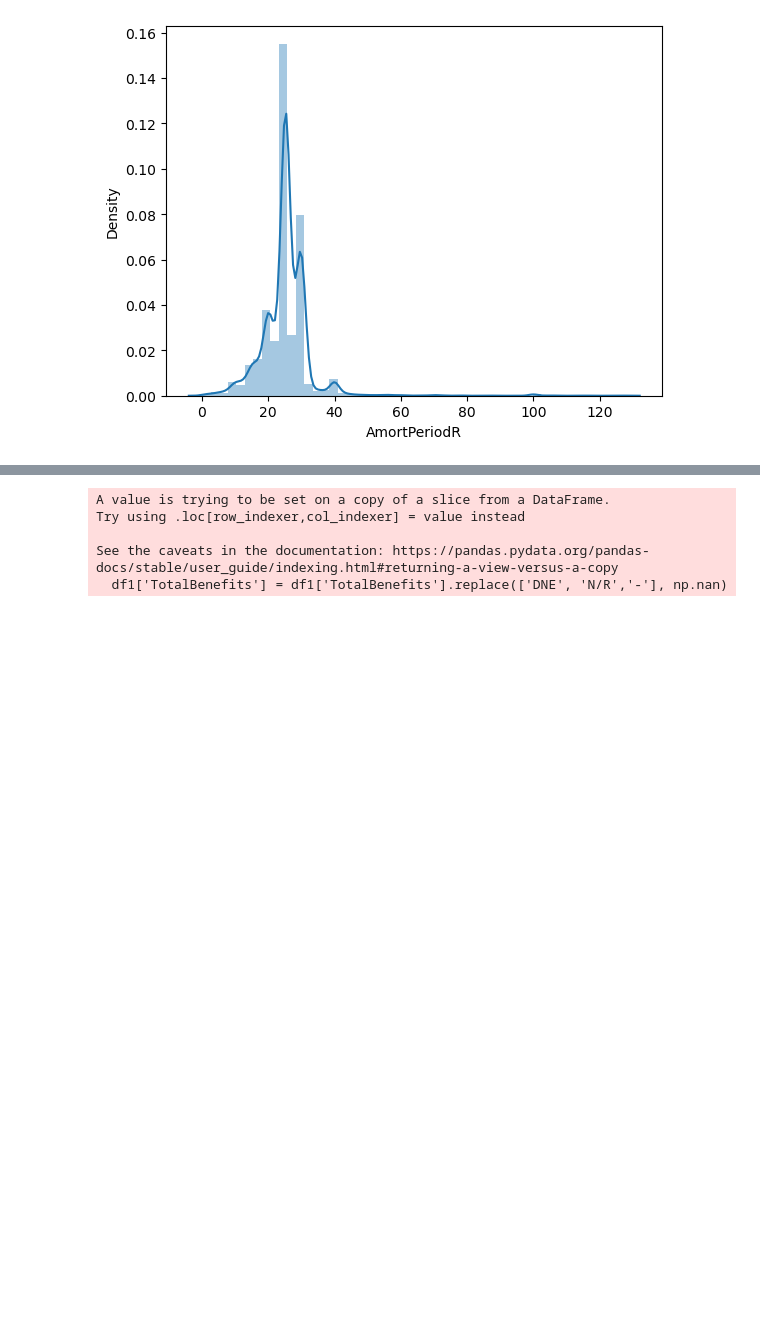
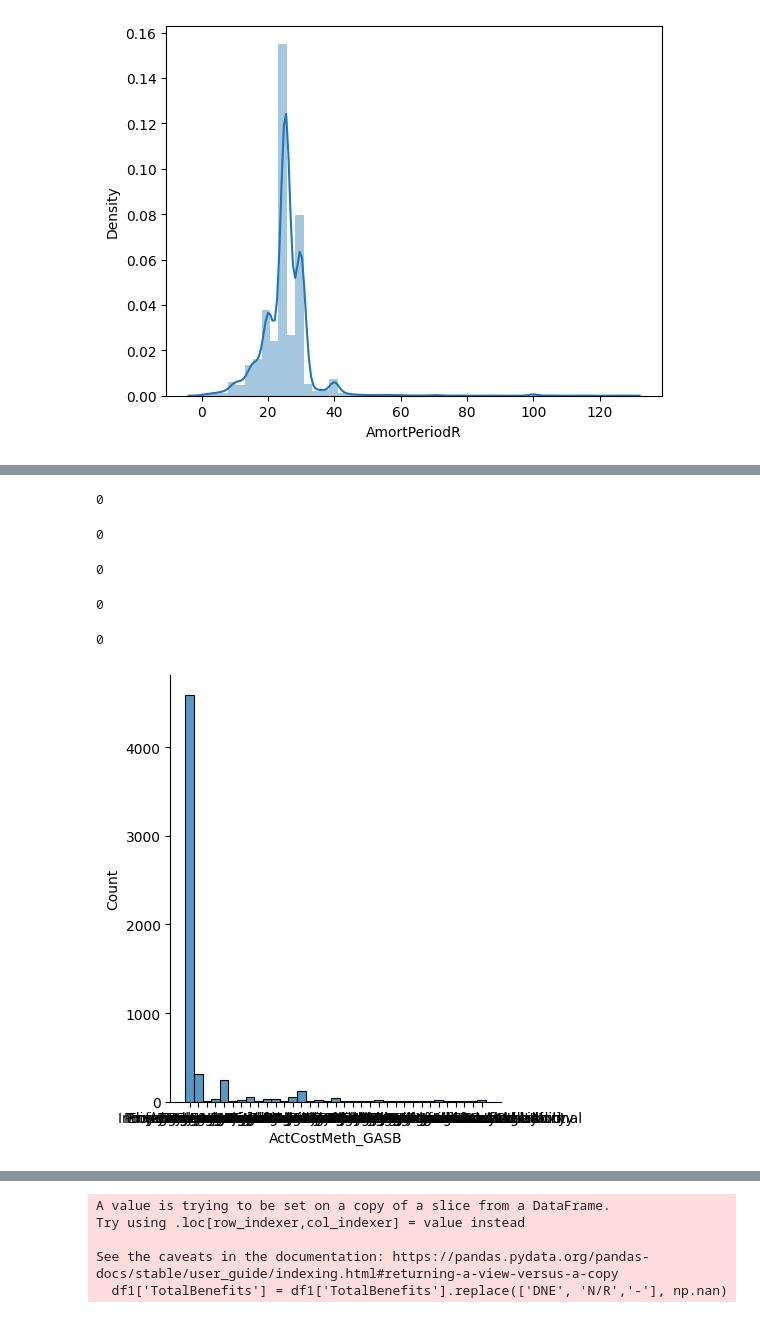
Before and after one commit to saeel-g/EquableInsights_DBFinance, a Jupyter notebook: regression.ipynb, the cells around one changed output, grey strips where cells are left out. Saved outputs shown, nothing was run; the diff lists cells and outputs as text; code cells hidden in the pictures; blank space fills up the shorter version.

```diff
--- a/regression.ipynb
+++ b/regression.ipynb
@@ -919,0 +1006,9 @@ https://gist.github.com/mwaskom/de44147ed2974457ad6372750bbe5751
+# %%
+df['RetirementBenefits']=df['RetirementBenefits'].replace(["DNE","N/R","#DIV/0!",'#VALUE!'],np.nan)
+df['RetirementBenefits']= pd.to_numeric(df['RetirementBenefits'], errors='coerce')
+
+df['RetirementBenefits']=df['RetirementBenefits'].interpolate()
+df['RetirementBenefits'].isnull().sum()
+# df['RetirementBenefits'].value_counts().sort_index()
+# %% [output]
+0
@@ -919,0 +1017,10 @@ https://gist.github.com/mwaskom/de44147ed2974457ad6372750bbe5751
+# %%
+df['ActiveMemberTotal']=df['ActiveMemberTotal'].replace(["DNE","N/R","#DIV/0!",'#VALUE!'],np.nan)
+df['ActiveMemberTotal']= pd.to_numeric(df['ActiveMemberTotal'], errors='coerce')
+
+df['ActiveMemberTotal']=df['ActiveMemberTotal'].interpolate()
+df['ActiveMemberTotal'] = df['ActiveMemberTotal'].fillna(method='bfill')
+
+df['ActiveMemberTotal'].isnull().sum()
+# %% [output]
+0
@@ -919,0 +1029,30 @@ https://gist.github.com/mwaskom/de44147ed2974457ad6372750bbe5751
+# %%
+df['InactiveVestedMembers']=df['InactiveVestedMembers'].replace(["DNE","N/R","#DIV/0!",'#VALUE!'],np.nan)
+df['InactiveVestedMembers']= pd.to_numeric(df['InactiveVestedMembers'], errors='coerce')
+
+df['InactiveVestedMembers']=df['InactiveVestedMembers'].interpolate()
+df['InactiveVestedMembers'] = df['InactiveVestedMembers'].fillna(method='bfill')
+df['InactiveVestedMembers'].isnull().sum()#.value_counts()
+# %% [output]
+0
+# %%
+# df['InactiveNonVested'].value_counts()
+df['InactiveNonVested']=df['InactiveNonVested'].replace(["DNE","N/R","#DIV/0!",'#VALUE!'],np.nan)
+df['InactiveNonVested']= pd.to_numeric(df['InactiveNonVested'], errors='coerce')
+
+df['InactiveNonVested']=df['InactiveNonVested'].interpolate()
+df['InactiveNonVested'] = df['InactiveNonVested'].fillna(method='bfill')
+df['InactiveNonVested'].isnull().sum()#.value_counts()
+# %% [output]
+0
+# %%
+df['ActCostMeth_GASB']=df['ActCostMeth_GASB'].replace(["DNE","N/R","#DIV/0!",'#VALUE!'],np.nan)
+df['ActCostMeth_GASB'].replace(np.nan,df['ActCostMeth_GASB'].mode()[0],inplace=True)
+
+
+df['ActCostMeth_GASB'].value_counts()
+sns.displot(df['ActCostMeth_GASB'])
+df['ActCostMeth_GASB'].isnull().sum()
+# %% [output]
+0
+[figure, added]
```
Also changed, not shown: parts of 46 cells of this notebook.
